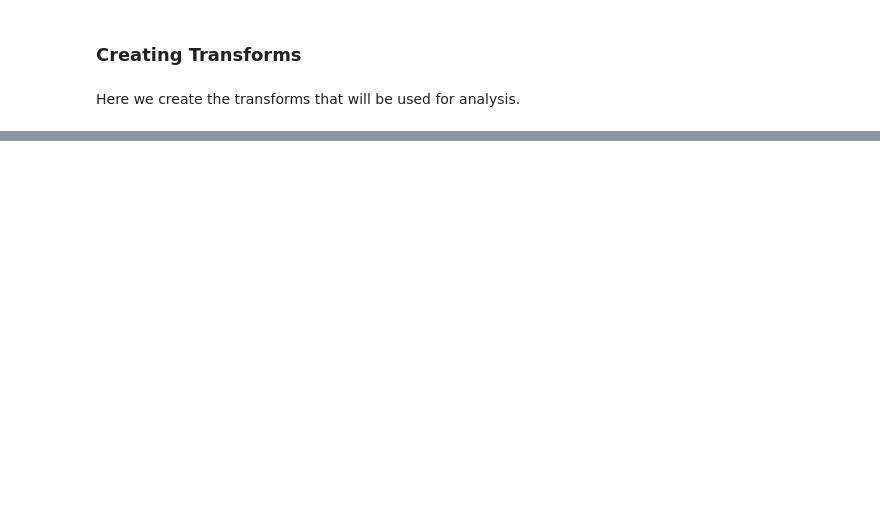
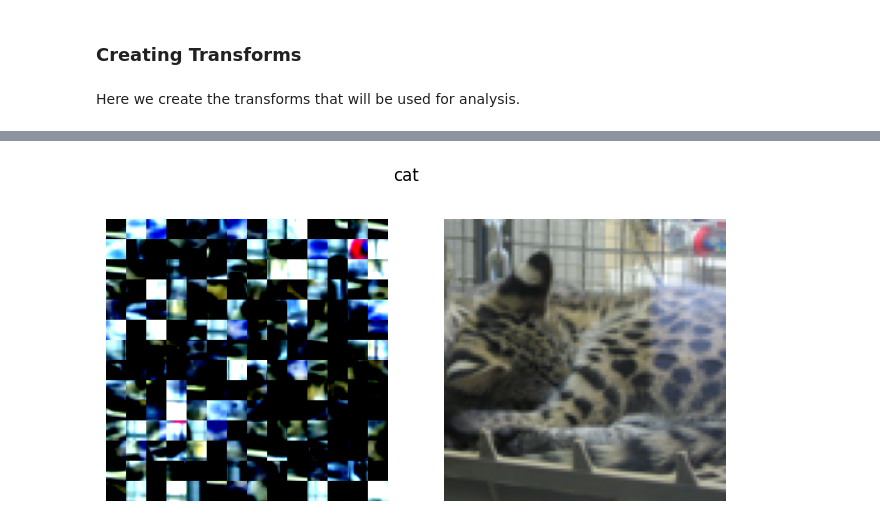
Before and after one commit to Zapy67/ATML-PA-1, a Jupyter notebook: Task1/task_1.ipynb, the cells around one changed output, grey strips where cells are left out. Drawn from its saved outputs; the diff is of its cells as text; code cells hidden in the pictures; blank space fills up the shorter version.

```diff
--- a/Task1/task_1.ipynb
+++ b/Task1/task_1.ipynb
@@ -455,0 +330,4 @@ Here we create the transforms that will be used for analysis.
+# %%
+plot_sample(raw, shuffle_ims)
+# %% [output]
+[figure, added]
```
Also changed, not shown: parts of 26 cells of this notebook.
